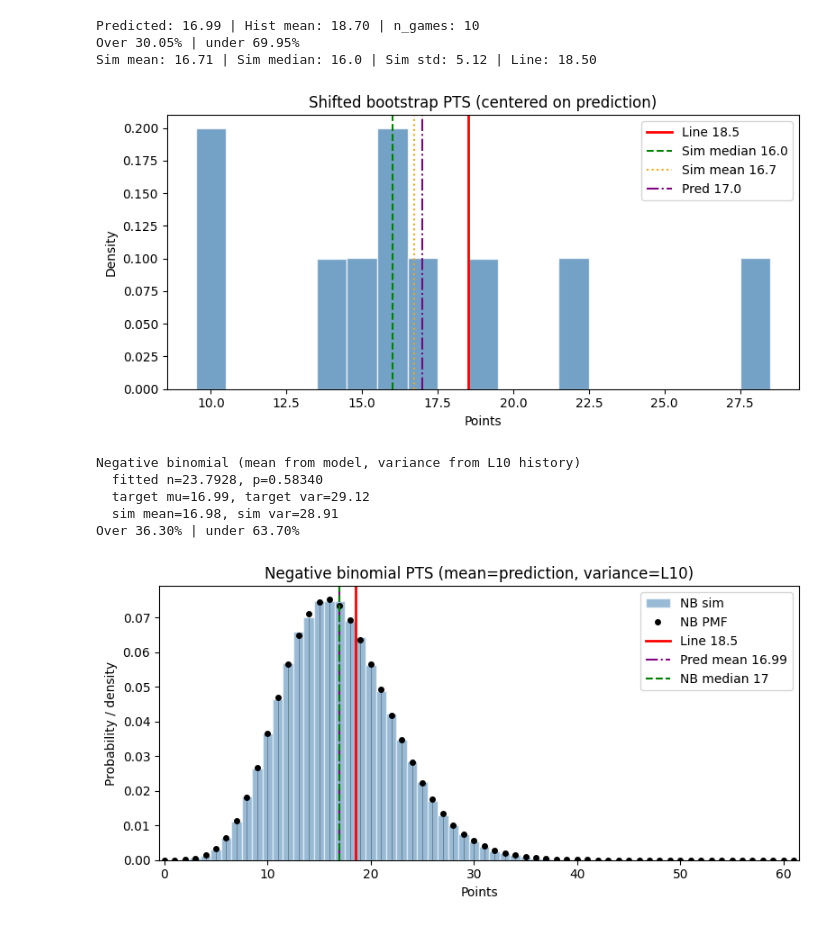
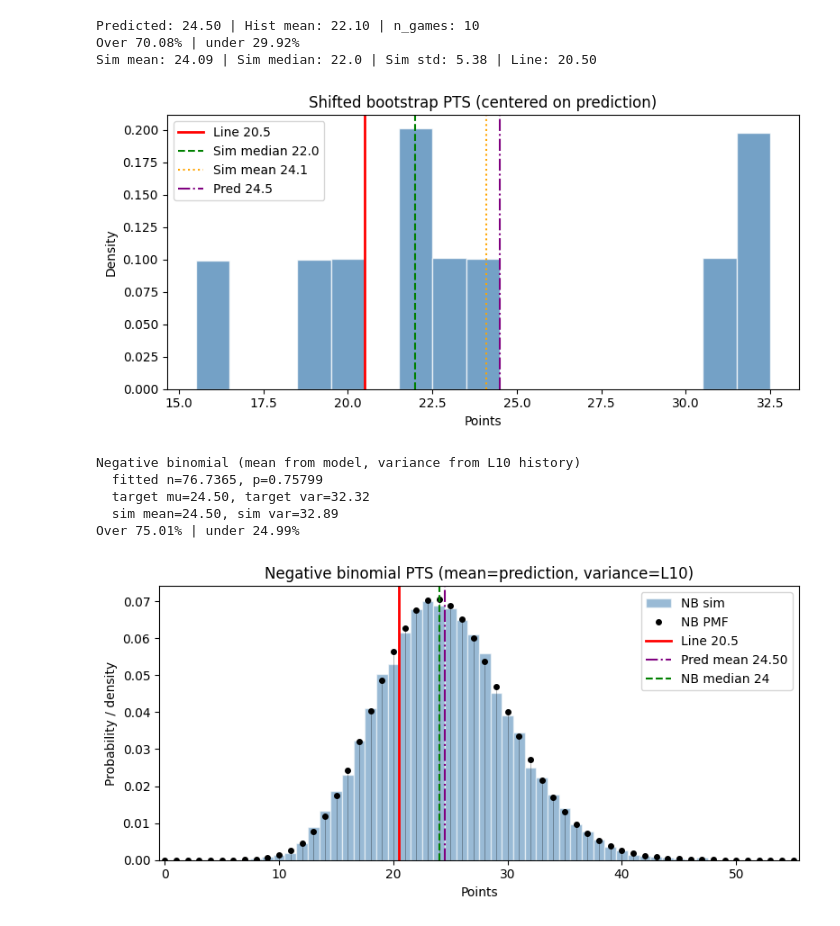
Before and after one commit to spon7ge/NBA-Prop-Predictor, a Jupyter notebook: src/points_model/min_model.ipynb, the cells around one changed output. Drawn from its saved outputs; the diff is of its cells as text; code cells hidden in the pictures.

```diff
--- a/src/points_model/min_model.ipynb
+++ b/src/points_model/min_model.ipynb
@@ -633,0 +675,6 @@ ppm
+# %%
+current_date = datetime.today().strftime('%Y-%m-%d')
+name = 'LaMelo Ball'
+
+min = min_pipeline(df, name)
+ppm = ppm_pipeline(df, name, current_date)
@@ -636,7 +762,8 @@ ppm_arr = np.asarray(ppm, dtype=float).reshape(1, -1)   # (1, 23)
 ppmPreds = xgb_ppm.predict(ppm_arr)
 min_arr = np.asarray(min, dtype=float).reshape(1, -1)   # (1, 23)
 minPreds = xgb_min.predict(min_arr)
+predicted_points = ppmPreds * minPreds
 print(f"Points Per Min: {ppmPreds}")
 print(f"Minutes: {minPreds}")
-print(f"Predicted Points: {ppmPreds * minPreds}")
+print(f"Predicted Points: {predicted_points}")
 # %% [output]
@@ -648,12 +775,11 @@ from scipy.stats import norm
 import numpy as np
 import matplotlib.pyplot as plt
 
-player = "LeBron James"
-line = 18.5   # sportsbook line
-predicted_points = 17                         # <- your model prediction
+player = "LaMelo Ball"
+line = us_dfs[us_dfs['NAME'] == player]['LINE'].iloc[0]                        # <- your model prediction
 
 # Option A: historical game-to-game volatility
-pdf = df[df["PLAYER_ID"] == 2544].sort_values("GAME_DATE")
+pdf = df[df["PLAYER_NAME"] == player].sort_values("GAME_DATE")
 std = float(pdf["PTS"].tail(20).std())
 
 # Guardrail if std too small / NaN
@@ -662,11 +788,12 @@ if not np.isfinite(std) or std < 1.0:
 
 rng = np.random.default_rng(42)
 samples = rng.normal(loc=predicted_points, scale=std, size=50_000)
+median_pts = float(np.median(samples))
 
 over_prob = (samples > line).mean()
 under_prob = (samples < line).mean()
 
-print(f"{player} | Pred={predicted_points:.2f} | Line={line:.2f} | Std={std:.2f}")
+print(f"{player} | Pred={predicted_points:.2f} | Median={median_pts:.2f} | Line={line:.2f} | Std={std:.2f}")
 print(f"Over {over_prob:.2%} | Under {under_prob:.2%}")
 
 # Optional: fair odds
@@ -683,6 +810,7 @@ xs = np.linspace(samples.min(), samples.max(), 400)
 ax.plot(xs, norm.pdf(xs, loc=predicted_points, scale=std), color="black", lw=2, label="N(pred, std)")
 ax.axvline(line, color="red", lw=2, label=f"Line {line:g}")
 ax.axvline(predicted_points, color="green", ls="--", lw=1.5, label=f"Pred mean {predicted_points:.1f}")
+ax.axvline(median_pts, color="purple", ls=":", lw=1.5, label=f"Median {median_pts:.1f}")
 ax.set_xlabel("Points")
 ax.set_ylabel("Density")
 ax.set_title(f"{player} points simulation")
@@ -697,17 +825,12 @@ Fair Over odds: 164, Fair Under odds: -164
 # %%
 import numpy as np
 import matplotlib.pyplot as plt
-
-# --- presets ---
-predicted_points = 16.99  # from your model (proj_pts)
-line = 18.5               # from sportsbook
-
-player_id = 2544         # LeBron id
+        # LeBron id
 n_sims = 100_000
 rng = np.random.default_rng()
 
 # --- history for bootstrap (must come from game log data with PTS) ---
-pdf = df[df["PLAYER_ID"] == player_id].sort_values("GAME_DATE")
+pdf = df[df["PLAYER_NAME"] == player].sort_values("GAME_DATE")
 pts_history = pd.to_numeric(pdf["PTS"].tail(10), errors="coerce").dropna().values
 if len(pts_history) < 3:
     raise ValueError("Need a few games in pts_history for bootstrap.")
@@ -747,20 +870,18 @@ ax.legend()
 plt.tight_layout()
 plt.show()
 # %% [output]
-Predicted: 16.99 | Hist mean: 18.70 | n_games: 10
-Over 30.05% | under 69.95%
-Sim mean: 16.71 | Sim median: 16.0 | Sim std: 5.12 | Line: 18.50
+Predicted: 24.50 | Hist mean: 22.10 | n_games: 10
+Over 70.08% | under 29.92%
+Sim mean: 24.09 | Sim median: 22.0 | Sim std: 5.38 | Line: 20.50
-[figure, old version]
+[figure, new version]
 # %%
 from scipy.stats import nbinom
 import numpy as np
 import matplotlib.pyplot as plt
 
 # --- presets ---
-player_id = 2544
-predicted_points = 16.99   # model output
-line = 18.5                # sportsbook line
-n_sims = 100_000
+player_id = df[df['PLAYER_NAME'] == player]['PLAYER_ID'].iloc[0]
+n_sims = 10_000
 
 # --- history (for variance / dispersion) ---
 pdf = df[df["PLAYER_ID"] == player_id].sort_values("GAME_DATE")
@@ -789,35 +910,35 @@ under_prob = (samples_nb < line).mean()
 push_prob = (samples_nb == line).mean() if float(line).is_integer() else 0.0
 
 print("Negative binomial (mean from model, variance from L10 history)")
 print(f"  fitted n={n_nb:.4f}, p={p_nb:.5f}")
 print(f"  target mu={mu:.2f}, target var={var:.2f}")
 print(f"  sim mean={samples_nb.mean():.2f}, sim var={samples_nb.var(ddof=1):.2f}")
 print(f"Over {over_prob:.2%} | under {under_prob:.2%}" + (f" | push {push_prob:.2%}" if push_prob > 0 else ""))
 
 # --- Visual ---
 k_max = int(max(samples_nb.max(), line) + 8)
 ks = np.arange(0, k_max + 1)
 pmf = nbinom.pmf(ks, n_nb, p_nb)
 
 fig, ax = plt.subplots(figsize=(8, 4))
 bins = np.arange(-0.5, k_max + 1.5, 1)
 ax.hist(samples_nb, bins=bins, density=True, alpha=0.55, color="steelblue", edgecolor="white", label="NB sim")
 ax.plot(ks, pmf, "ko", ms=4, label="NB PMF")
 ax.vlines(ks, 0, pmf, colors="black", lw=0.6, alpha=0.35)
 ax.axvline(line, color="red", lw=2, label=f"Line {line:g}")
 ax.axvline(mu, color="purple", ls="-.", lw=1.5, label=f"Pred mean {mu:.2f}")
 ax.axvline(nbinom.median(n_nb, p_nb), color="green", ls="--", lw=1.5, label=f"NB median {nbinom.median(n_nb, p_nb):.0f}")
 ax.set_xlabel("Points")
 ax.set_ylabel("Probability / density")
 ax.set_title("Negative binomial PTS (mean=prediction, variance=L10)")
 ax.set_xlim(-0.5, k_max + 0.5)
 ax.legend()
 plt.tight_layout()
 plt.show()
 # %% [output]
 Negative binomial (mean from model, variance from L10 history)
-  fitted n=23.7928, p=0.58340
-  target mu=16.99, target var=29.12
-  sim mean=16.98, sim var=28.91
-Over 36.30% | under 63.70%
+  fitted n=76.7365, p=0.75799
+  target mu=24.50, target var=32.32
+  sim mean=24.50, sim var=32.89
+Over 75.01% | under 24.99%
-[figure, old version]
+[figure, new version]
```
Also changed, not shown: parts of 20 cells of this notebook, 24 other files.
